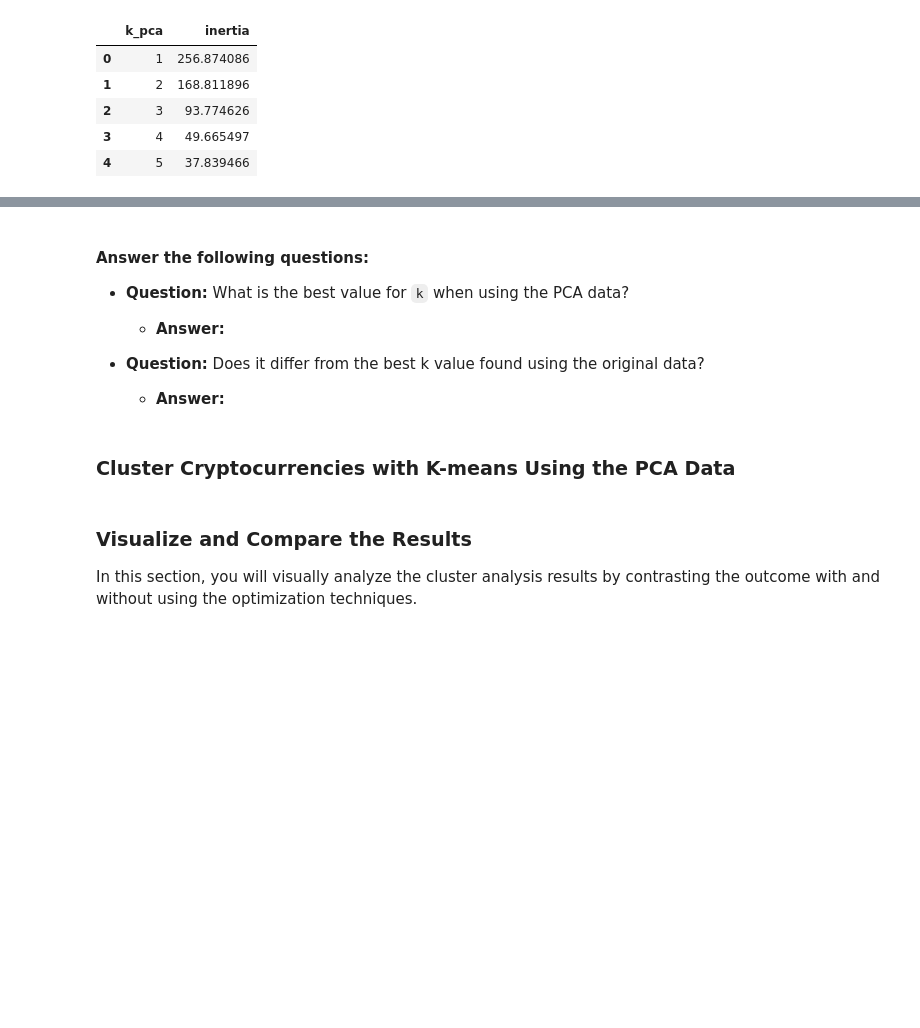
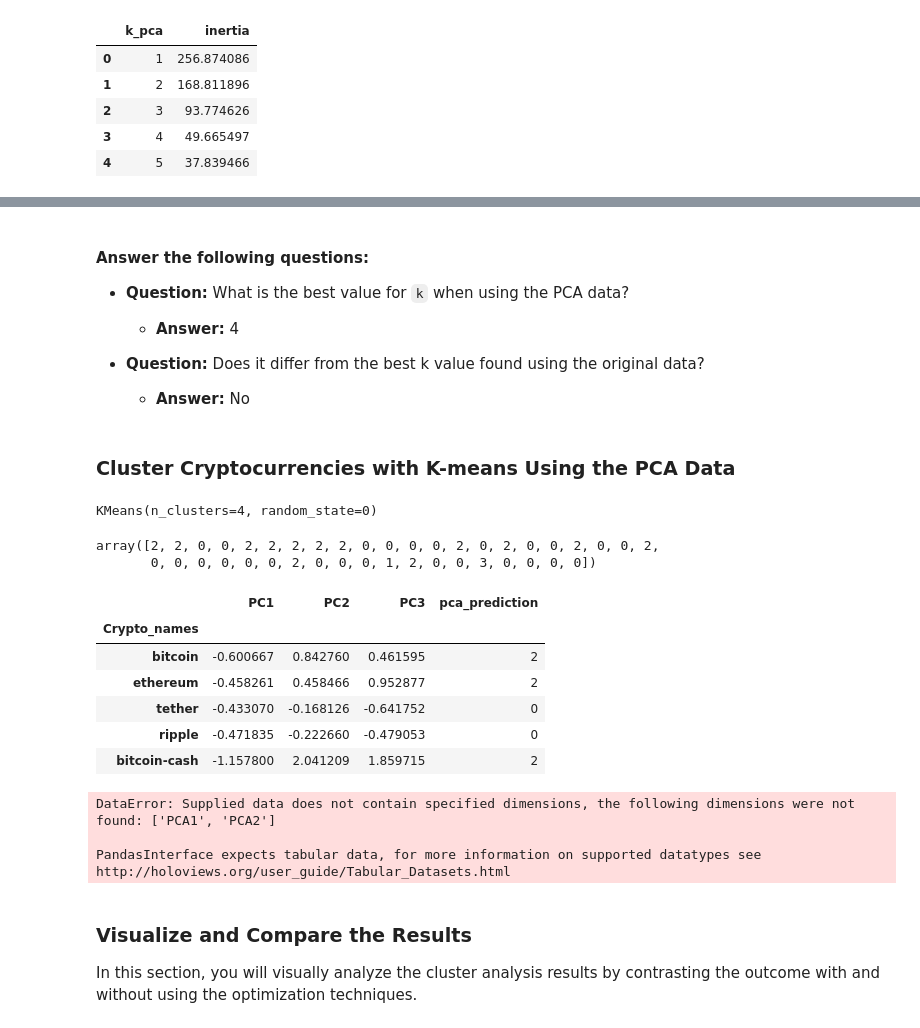
Before and after one commit to mvh267/CryptoClustering, a Jupyter notebook: Starter_Code/Crypto_Clustering_starter_code.ipynb, the cells around one changed output, grey strips where cells are left out. Saved outputs shown, nothing was run; the diff lists cells and outputs as text; code cells hidden in the pictures; blank space fills up the shorter version.

```diff
--- a/Starter_Code/Crypto_Clustering_starter_code.ipynb
+++ b/Starter_Code/Crypto_Clustering_starter_code.ipynb
@@ -339,36 +339,65 @@ elbow_pca_plot
 
 * **Question:** What is the best value for `k` when using the PCA data?
 
-  * **Answer:**
+  * **Answer:** 4
 
 
 * **Question:** Does it differ from the best k value found using the original data?
 
-  * **Answer:**
+  * **Answer:** No
 # %% [markdown]
 ### Cluster Cryptocurrencies with K-means Using the PCA Data
 # %%
 # Initialize the K-Means model using the best value for k
+kmeans_model = KMeans(n_clusters=4, random_state=0)
 # %%
 # Fit the K-Means model using the PCA data
+kmeans_model.fit(market_pca_df)
+# %% [output]
+KMeans(n_clusters=4, random_state=0)
 # %%
 # Predict the clusters to group the cryptocurrencies using the PCA data
+k_predict = kmeans_model.predict(market_pca_df)
 
 # Print the resulting array of cluster values.
+k_predict
+# %% [output]
+array([2, 2, 0, 0, 2, 2, 2, 2, 2, 0, 0, 0, 0, 2, 0, 2, 0, 0, 2, 0, 0, 2,
+       0, 0, 0, 0, 0, 0, 2, 0, 0, 0, 1, 2, 0, 0, 3, 0, 0, 0, 0])
 # %%
 # Create a copy of the DataFrame with the PCA data
-
+market_pca_prediction_df = market_pca_df.copy()
 
 # Add a new column to the DataFrame with the predicted clusters
-
+market_pca_prediction_df['pca_prediction']= k_predict
 
 # Display sample data
+market_pca_prediction_df.head()
+# %% [output]
+|  | PC1 | PC2 | PC3 | pca_prediction |
+| Crypto_names |  |  |  |  |
+| bitcoin | -0.600667 | 0.842760 | 0.461595 | 2 |
+| ethereum | -0.458261 | 0.458466 | 0.952877 | 2 |
+| tether | -0.433070 | -0.168126 | -0.641752 | 0 |
+| ripple | -0.471835 | -0.222660 | -0.479053 | 0 |
+| bitcoin-cash | -1.157800 | 2.041209 | 1.859715 | 2 |
 # %%
 # Create a scatter plot using hvPlot by setting
 # `x="PC1"` and `y="PC2"`.
 # Color the graph points with the labels found using K-Means and
 # add the crypto name in the `hover_cols` parameter to identify
 # the cryptocurrency represented by each data point.
+market_pca_plot=market_pca_prediction_df.hvplot.scatter(
+    x="PCA1",
+    y="PCA2",
+    by="pca_prediction",
+    hover_cols=['Crypto_names']
+)
+market_pca_plot
+# %% [output]
+DataError: Supplied data does not contain specified dimensions, the following dimensions were not found: ['PCA1', 'PCA2']
+
+PandasInterface expects tabular data, for more information on supported datatypes see http://holoviews.org/user_guide/Tabular_Datasets.html
 # %% [markdown]
 ### Visualize and Compare the Results
 
```
Also changed, not shown: parts of 2 cells of this notebook.
